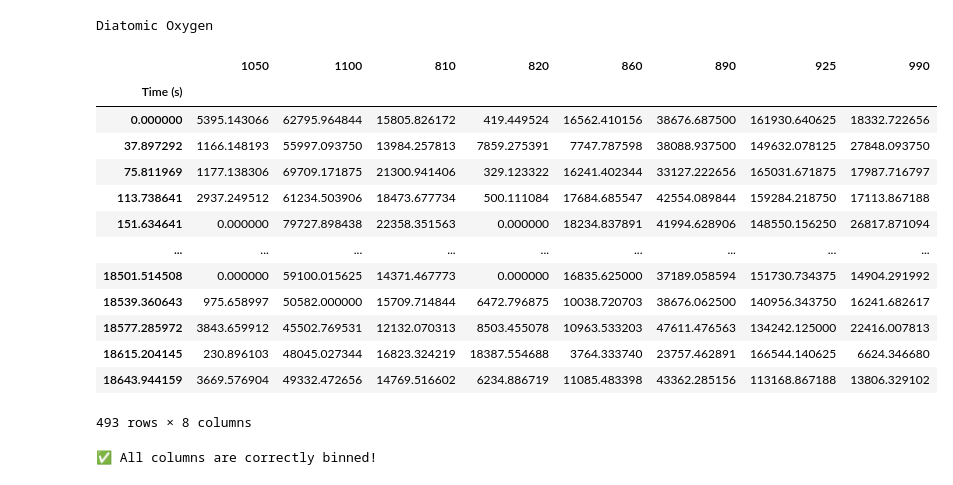
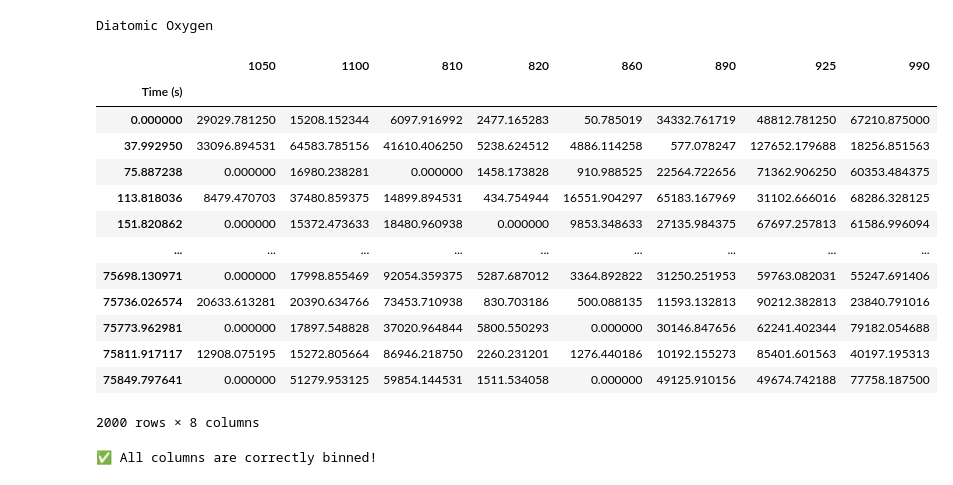
Before and after one commit to Sarbsey/SmallSCADA, a Jupyter notebook: Raman/PeakArea_processing.ipynb, the cells around one changed output. Saved outputs shown, nothing was run; the diff lists cells and outputs as text; code cells hidden in the pictures.

```diff
--- a/Raman/PeakArea_processing.ipynb
+++ b/Raman/PeakArea_processing.ipynb
@@ -7,7 +7,7 @@ import originpro as op
 import sys
 # %%
 # Import Peak Area .txt files
-path = r"C:\Users\flahertylab\OneDrive - Georgia Institute of Technology\Flaherty Research Group - ESS\01 - Raman Data\ESS-1-146_Transient_Additional_2\Cl Cutoff\Peak Area"
+path = r"C:\Users\flahertylab\OneDrive - Georgia Institute of Technology\Flaherty Research Group - ESS\01 - Raman Data\ESS-1-150_Cl Cutoff\Peak Area"
 dirlist = os.listdir(path)
 
 for index,file in enumerate(dirlist):
@@ -46,40 +46,40 @@ df
 # %%
-with open('bins.json', 'r') as f:
+with open('../bins.json', 'r') as f:
     column_bins = json.load(f)
 
 binned_dfs = {}
 columns = list(df.columns)
 
 
 
 for bin_name, (low, high) in column_bins.items():
     selected_cols = [col for col in columns if low <= col <= high]
     if selected_cols:
         #selected_cols.insert(0, 'Time (s)')
         binned_dfs[bin_name] = df[selected_cols]
 
 
 
 keys = list(binned_dfs.keys())
 index = 3
 print(keys[index])
 binned_dfs[keys[index]]
 # %% [output]
 Diatomic Oxygen
 |  | 1050 | 1100 | 810 | 820 | 860 | 890 | 925 | 990 |
 | Time (s) |  |  |  |  |  |  |  |  |
-| 0.000000 | 5395.143066 | 62795.964844 | 15805.826172 | 419.449524 | 16562.410156 | 38676.687500 | 161930.640625 | 18332.722656 |
-| 37.897292 | 1166.148193 | 55997.093750 | 13984.257813 | 7859.275391 | 7747.787598 | 38088.937500 | 149632.078125 | 27848.093750 |
-| 75.811969 | 1177.138306 | 69709.171875 | 21300.941406 | 329.123322 | 16241.402344 | 33127.222656 | 165031.671875 | 17987.716797 |
-| 113.738641 | 2937.249512 | 61234.503906 | 18473.677734 | 500.111084 | 17684.685547 | 42554.089844 | 159284.218750 | 17113.867188 |
-| 151.634641 | 0.000000 | 79727.898438 | 22358.351563 | 0.000000 | 18234.837891 | 41994.628906 | 148550.156250 | 26817.871094 |
+| 0.000000 | 29029.781250 | 15208.152344 | 6097.916992 | 2477.165283 | 50.785019 | 34332.761719 | 48812.781250 | 67210.875000 |
+| 37.992950 | 33096.894531 | 64583.785156 | 41610.406250 | 5238.624512 | 4886.114258 | 577.078247 | 127652.179688 | 18256.851563 |
+| 75.887238 | 0.000000 | 16980.238281 | 0.000000 | 1458.173828 | 910.988525 | 22564.722656 | 71362.906250 | 60353.484375 |
+| 113.818036 | 8479.470703 | 37480.859375 | 14899.894531 | 434.754944 | 16551.904297 | 65183.167969 | 31102.666016 | 68286.328125 |
+| 151.820862 | 0.000000 | 15372.473633 | 18480.960938 | 0.000000 | 9853.348633 | 27135.984375 | 67697.257813 | 61586.996094 |
 | ... | ... | ... | ... | ... | ... | ... | ... | ... |
-| 18501.514508 | 0.000000 | 59100.015625 | 14371.467773 | 0.000000 | 16835.625000 | 37189.058594 | 151730.734375 | 14904.291992 |
-| 18539.360643 | 975.658997 | 50582.000000 | 15709.714844 | 6472.796875 | 10038.720703 | 38676.062500 | 140956.343750 | 16241.682617 |
-| 18577.285972 | 3843.659912 | 45502.769531 | 12132.070313 | 8503.455078 | 10963.533203 | 47611.476563 | 134242.125000 | 22416.007813 |
-| 18615.204145 | 230.896103 | 48045.027344 | 16823.324219 | 18387.554688 | 3764.333740 | 23757.462891 | 166544.140625 | 6624.346680 |
-| 18643.944159 | 3669.576904 | 49332.472656 | 14769.516602 | 6234.886719 | 11085.483398 | 43362.285156 | 113168.867188 | 13806.329102 |
+| 75698.130971 | 0.000000 | 17998.855469 | 92054.359375 | 5287.687012 | 3364.892822 | 31250.251953 | 59763.082031 | 55247.691406 |
+| 75736.026574 | 20633.613281 | 20390.634766 | 73453.710938 | 830.703186 | 500.088135 | 11593.132813 | 90212.382813 | 23840.791016 |
+| 75773.962981 | 0.000000 | 17897.548828 | 37020.964844 | 5800.550293 | 0.000000 | 30146.847656 | 62241.402344 | 79182.054688 |
+| 75811.917117 | 12908.075195 | 15272.805664 | 86946.218750 | 2260.231201 | 1276.440186 | 10192.155273 | 85401.601563 | 40197.195313 |
+| 75849.797641 | 0.000000 | 51279.953125 | 59854.144531 | 1511.534058 | 0.000000 | 49125.910156 | 49674.742188 | 77758.187500 |
-493 rows × 8 columns
+2000 rows × 8 columns
 # %%
 # Check that this code grabbed all the columns
 
```
Also changed, not shown: parts of 6 cells of this notebook, 2 other files.
